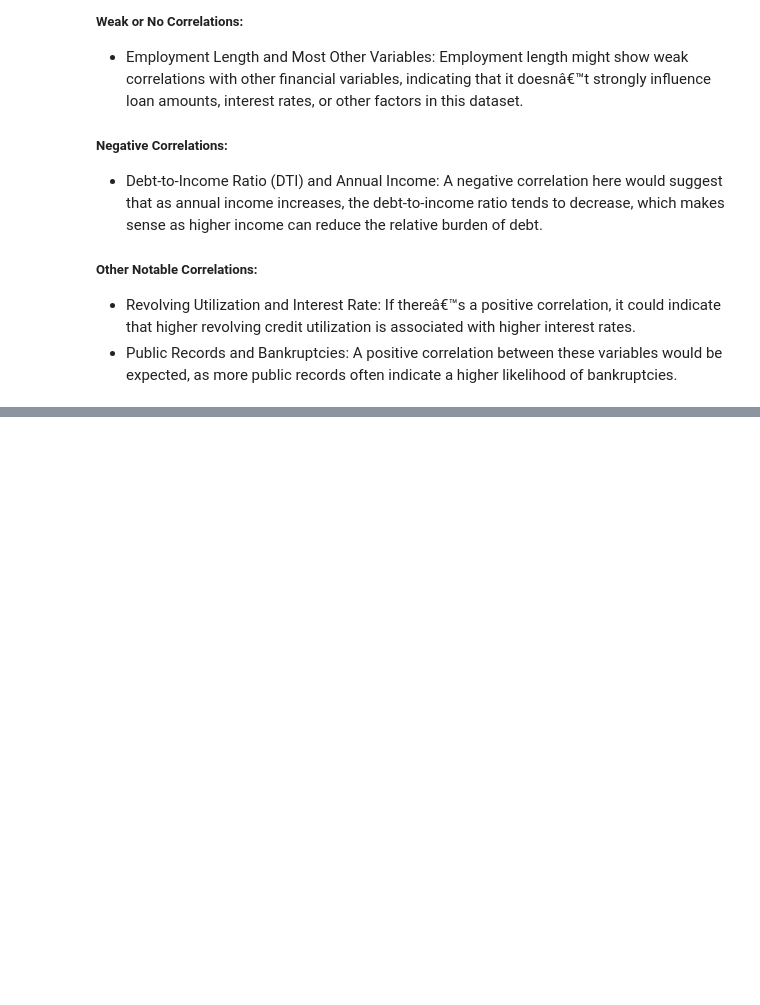
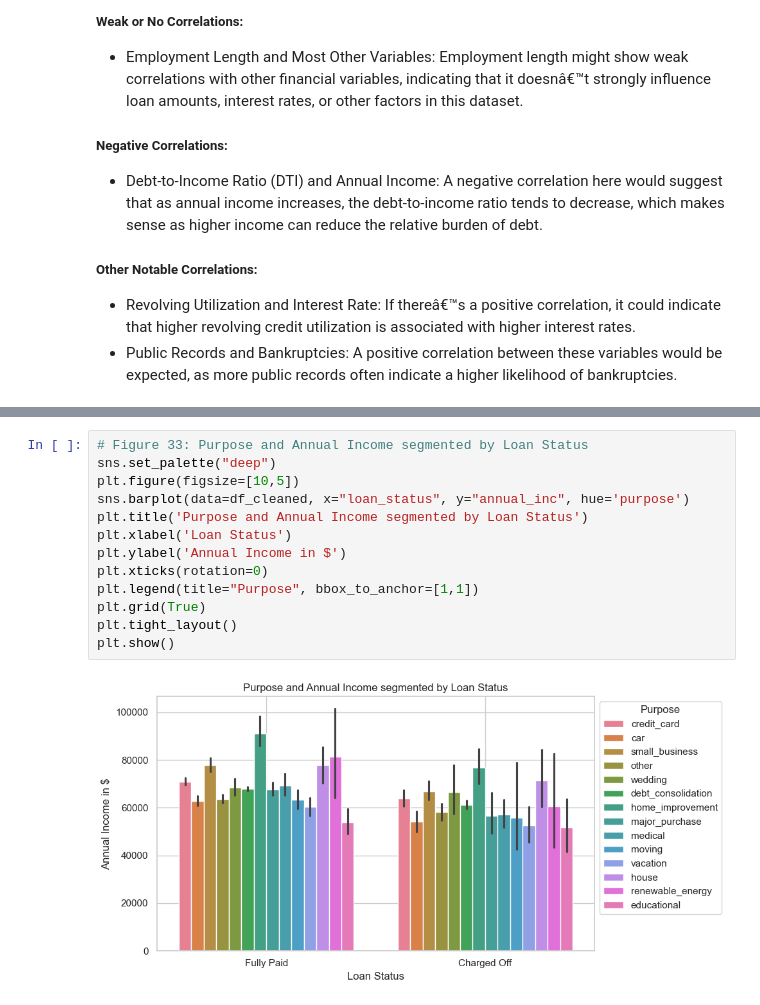
Before and after one commit to sowmilydutta/Lending_Club_Case_Study, a Jupyter notebook: Sowmily_Dutta.ipynb, the cells around one changed output, grey strips where cells are left out. Drawn from its saved outputs; the diff is of its cells as text; blank space fills up the shorter version.

```diff
--- a/Sowmily_Dutta_Case_study.ipynb
+++ b/Sowmily_Dutta.ipynb
@@ -721,0 +774,15 @@ plt.show()
+# %%
+# Figure 33: Purpose and Annual Income segmented by Loan Status
+sns.set_palette("deep")
+plt.figure(figsize=[10,5])
+sns.barplot(data=df_cleaned, x="loan_status", y="annual_inc", hue='purpose')
+plt.title('Purpose and Annual Income segmented by Loan Status')
+plt.xlabel('Loan Status')
+plt.ylabel('Annual Income in $')
+plt.xticks(rotation=0)
+plt.legend(title="Purpose", bbox_to_anchor=[1,1])
+plt.grid(True)
+plt.tight_layout()
+plt.show()
+# %% [output]
+[figure, added]
```
Also changed, not shown: parts of 17 cells of this notebook.
